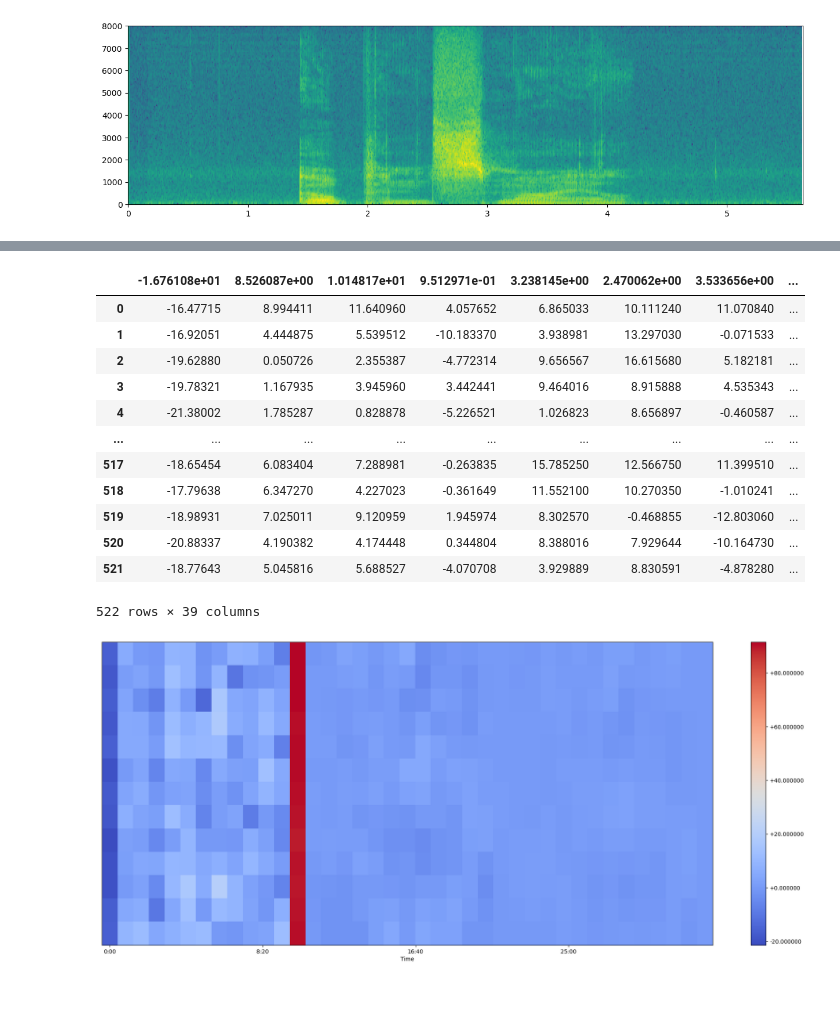
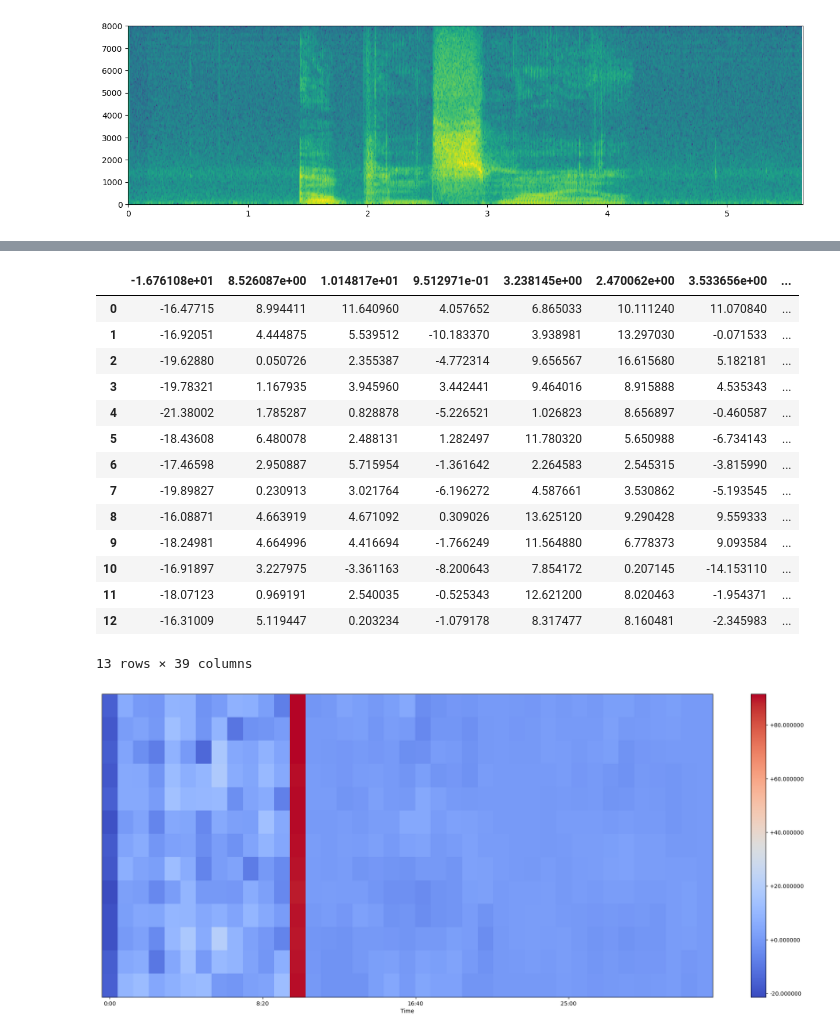
Before and after one commit to Brinkley97/csci_535_multimodal_probabilistic_learning, a Jupyter notebook: play/extractFeatureSets.ipynb, the cells around one changed output, grey strips where cells are left out. Cells and saved outputs as stored; diff of their text form; code cells hidden in the pictures; blank space fills up the shorter version.

```diff
--- a/play/extractFeatureSets.ipynb
+++ b/play/extractFeatureSets.ipynb
@@ -75,19 +77,8 @@ def read_mfcc12(mfcc12_file):
 # base
 # compare with output12_0_D_A_Z read_mfcc12(output12_0_D_A).iloc[0:, 3:14]
 mfcc_0_D_A_output = read_mfcc12(output12_0_D_A)
-mfcc_0_D_A_output
+mfcc_E_D_A_output = read_mfcc12(output12_E_D_A)
+mfcc_0_D_A_Z_output = read_mfcc12(output12_0_D_A_Z)
+mfcc_E_D_A_Z_output = read_mfcc12(output12_E_D_A_Z)
+# mfcc_0_D_A_output
-# %% [output]
-|  | -1.676108e+01 | 8.526087e+00 | 1.014817e+01 | 9.512971e-01 | 3.238145e+00 | 2.470062e+00 | 3.533656e+00 | ... |
-| 0 | -16.47715 | 8.994411 | 11.640960 | 4.057652 | 6.865033 | 10.111240 | 11.070840 | ... |
-| 1 | -16.92051 | 4.444875 | 5.539512 | -10.183370 | 3.938981 | 13.297030 | -0.071533 | ... |
-| 2 | -19.62880 | 0.050726 | 2.355387 | -4.772314 | 9.656567 | 16.615680 | 5.182181 | ... |
-| 3 | -19.78321 | 1.167935 | 3.945960 | 3.442441 | 9.464016 | 8.915888 | 4.535343 | ... |
-| 4 | -21.38002 | 1.785287 | 0.828878 | -5.226521 | 1.026823 | 8.656897 | -0.460587 | ... |
-| ... | ... | ... | ... | ... | ... | ... | ... | ... |
-| 517 | -18.65454 | 6.083404 | 7.288981 | -0.263835 | 15.785250 | 12.566750 | 11.399510 | ... |
-| 518 | -17.79638 | 6.347270 | 4.227023 | -0.361649 | 11.552100 | 10.270350 | -1.010241 | ... |
-| 519 | -18.98931 | 7.025011 | 9.120959 | 1.945974 | 8.302570 | -0.468855 | -12.803060 | ... |
-| 520 | -20.88337 | 4.190382 | 4.174448 | 0.344804 | 8.388016 | 7.929644 | -10.164730 | ... |
-| 521 | -18.77643 | 5.045816 | 5.688527 | -4.070708 | 3.929889 | 8.830591 | -4.878280 | ... |
-522 rows × 39 columns
 # %%
@@ -94,6 +86,24 @@ mfcc_0_D_A_output
 mfcc12_0_D_A_output = mfcc_0_D_A_output.loc[0: 12]
 # mfcc12_0_D_A_output
 mfcc12_0_D_A = mfcc12_0_D_A_output.to_numpy()
+# %%
+mfcc12_0_D_A_output
+# %% [output]
+|  | -1.676108e+01 | 8.526087e+00 | 1.014817e+01 | 9.512971e-01 | 3.238145e+00 | 2.470062e+00 | 3.533656e+00 | ... |
+| 0 | -16.47715 | 8.994411 | 11.640960 | 4.057652 | 6.865033 | 10.111240 | 11.070840 | ... |
+| 1 | -16.92051 | 4.444875 | 5.539512 | -10.183370 | 3.938981 | 13.297030 | -0.071533 | ... |
+| 2 | -19.62880 | 0.050726 | 2.355387 | -4.772314 | 9.656567 | 16.615680 | 5.182181 | ... |
+| 3 | -19.78321 | 1.167935 | 3.945960 | 3.442441 | 9.464016 | 8.915888 | 4.535343 | ... |
+| 4 | -21.38002 | 1.785287 | 0.828878 | -5.226521 | 1.026823 | 8.656897 | -0.460587 | ... |
+| 5 | -18.43608 | 6.480078 | 2.488131 | 1.282497 | 11.780320 | 5.650988 | -6.734143 | ... |
+| 6 | -17.46598 | 2.950887 | 5.715954 | -1.361642 | 2.264583 | 2.545315 | -3.815990 | ... |
+| 7 | -19.89827 | 0.230913 | 3.021764 | -6.196272 | 4.587661 | 3.530862 | -5.193545 | ... |
+| 8 | -16.08871 | 4.663919 | 4.671092 | 0.309026 | 13.625120 | 9.290428 | 9.559333 | ... |
+| 9 | -18.24981 | 4.664996 | 4.416694 | -1.766249 | 11.564880 | 6.778373 | 9.093584 | ... |
+| 10 | -16.91897 | 3.227975 | -3.361163 | -8.200643 | 7.854172 | 0.207145 | -14.153110 | ... |
+| 11 | -18.07123 | 0.969191 | 2.540035 | -0.525343 | 12.621200 | 8.020463 | -1.954371 | ... |
+| 12 | -16.31009 | 5.119447 | 0.203234 | -1.079178 | 8.317477 | 8.160481 | -2.345983 | ... |
+13 rows × 39 columns
 # %%
 
 plt.figure(figsize=(25, 10))
```
Also changed, not shown: parts of 11 cells of this notebook, 1 other file.
